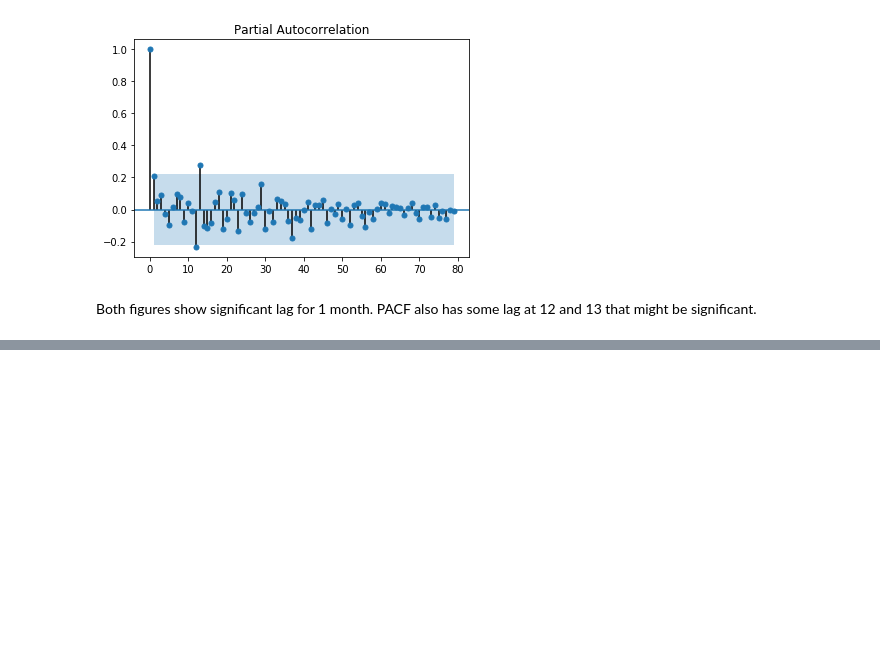
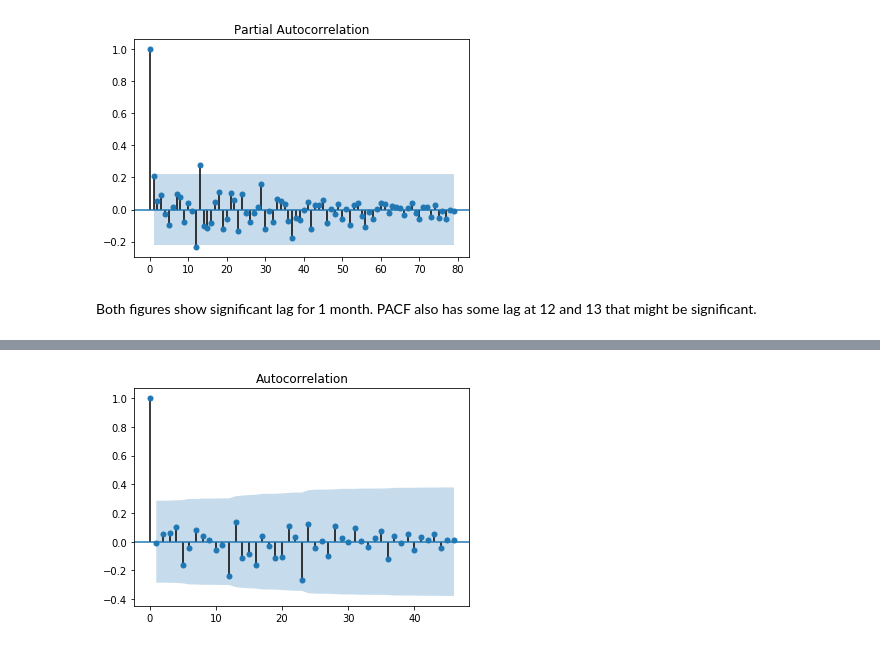
Before and after one commit to JayThibs/time-series-forecasting, a Jupyter notebook: Monthly Champagne Sales/Monthly-Champagne-Sales.ipynb, the cells around one changed output, grey strips where cells are left out. Cells and saved outputs as stored; diff of their text form; code cells hidden in the pictures; blank space fills up the shorter version.

```diff
--- a/Monthly Champagne Sales/Monthly-Champagne-Sales.ipynb
+++ b/Monthly Champagne Sales/Monthly-Champagne-Sales.ipynb
@@ -229,0 +315,22 @@ RMSE: 939.464
+# %%
+bias = 165.904730
+predictions = list()
+history = [x for x in train]
+for i in range(len(test)):
+    diff = difference(history, months_in_year)
+    # predict
+    model = ARIMA(diff, order=(0,0,1))
+    model_fit = model.fit(trend='nc', disp=0)
+    yhat = model_fit.forecast()[0]
+    yhat = bias + inverse_difference(history, yhat, months_in_year)
+    predictions.append(yhat)
+    # observation
+    obs = test[i]
+    history.append(obs)
+
+# residual errors
+residuals = [test[i]-predictions[i] for i in range(len(test))]
+residuals = pd.DataFrame(residuals)
+rmse = sqrt(mean_squared_error(test, predictions))
+print('RMSE: %.3f' % (rmse))
+print(residuals.describe())
@@ -229,0 +348,9 @@ RMSE: 939.464
+# %%
+# residual errors
+residuals = [test[i]-predictions[i] for i in range(len(test))]
+residuals = pd.DataFrame(residuals)
+# plot
+plot_acf(residuals, ax=plt.gca())
+plt.show()
+# %% [output]
+[figure, added]
```
Also changed, not shown: parts of 9 cells of this notebook.
